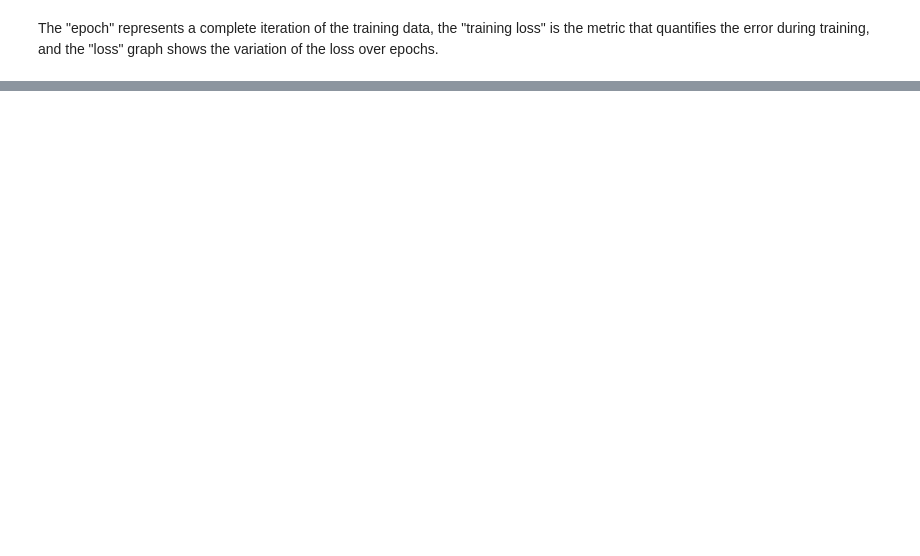
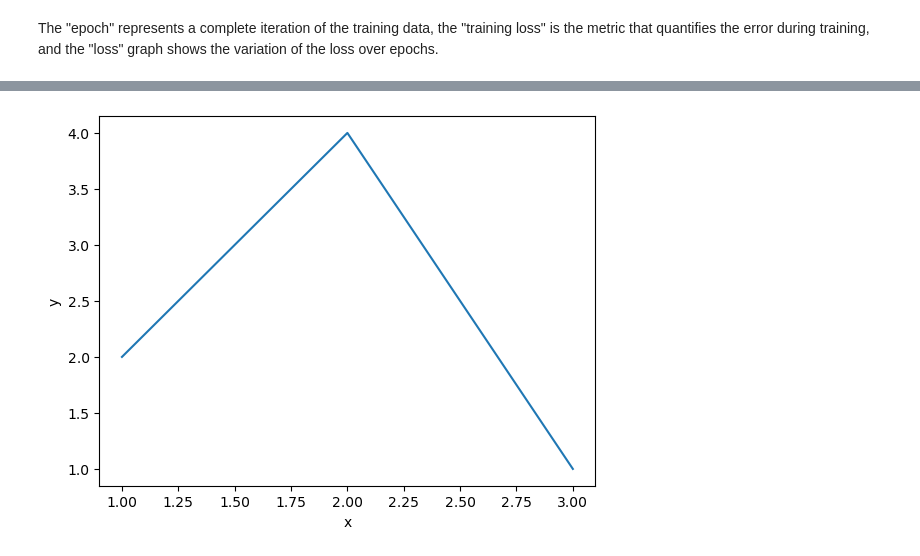
Before and after one commit to sehej35/DeFi-Project, a Jupyter notebook: jupyter-notebooks/Prediction with Deep Learning (Time Series & GRU).ipynb, the cells around one changed output, grey strips where cells are left out. Saved outputs shown, nothing was run; the diff lists cells and outputs as text; code cells hidden in the pictures; blank space fills up the shorter version.

```diff
--- a/jupyter-notebooks/Prediction with Deep Learning (Time Series & GRU).ipynb
+++ b/jupyter-notebooks/Prediction with Deep Learning (Time Series & GRU).ipynb
@@ -366,0 +320,10 @@ ValueError: Found input variables with inconsistent numbers of samples: [27000,
+# %%
+x = [1,2,3]
+y = [2,4,1]
+
+plt.plot(x,y)
+plt.xlabel('x')
+plt.ylabel('y')
+plt.show()
+# %% [output]
+[figure, added]
```
Also changed, not shown: parts of 33 cells of this notebook.
